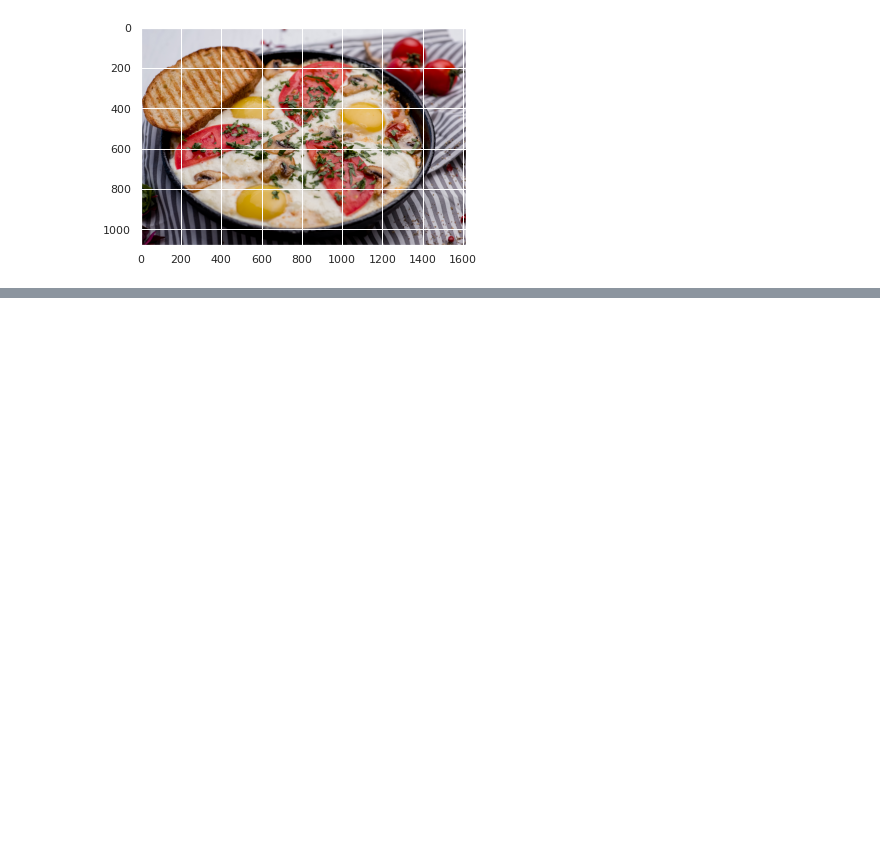
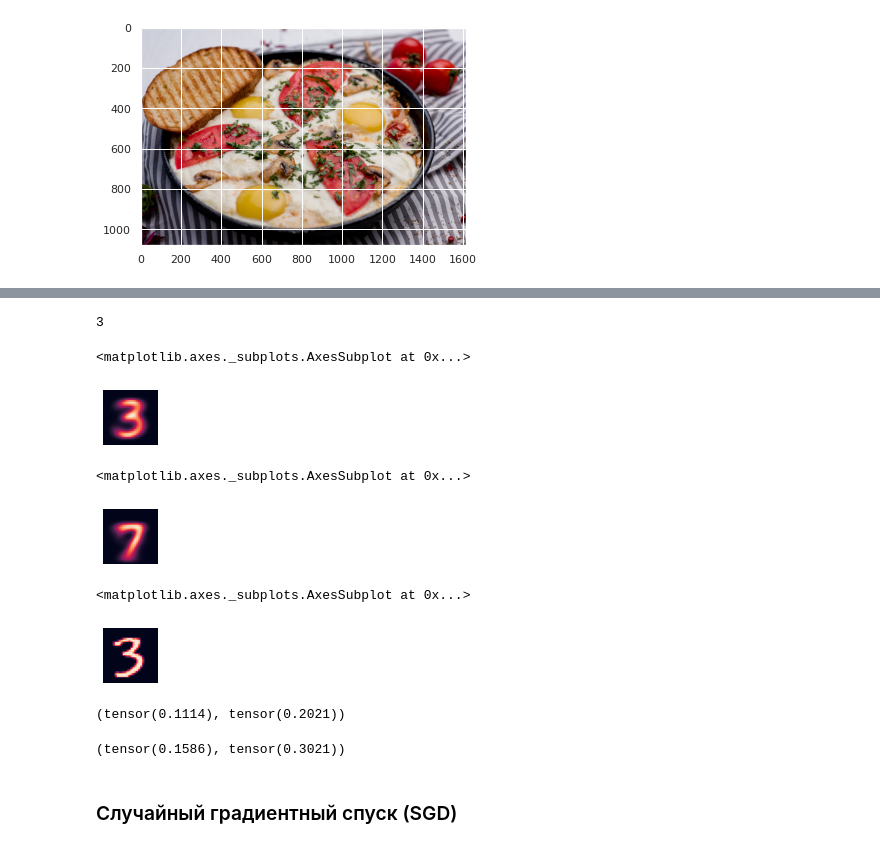
Before and after one commit to Segrey372017/pythorch_fasai_sandbox, a Jupyter notebook: pytorch_fastai_sandbox.ipynb, the cells around one changed output, grey strips where cells are left out. Drawn from its saved outputs; the diff is of its cells as text; code cells hidden in the pictures; blank space fills up the shorter version.

```diff
--- a/pytorch_fastai_sandbox.ipynb
+++ b/pytorch_fastai_sandbox.ipynb
@@ -209,0 +301,4 @@ plt.imshow(img)
+# %%
+# упаковка изображений в трехмерный тензор
+stacked_sevens = torch.stack(seven_tensors).float() / 255
+stacked_threes = torch.stack(thres_tensors).float() / 255
@@ -209,0 +313,41 @@ plt.imshow(img)
+# %%
+# ранг тензора
+stacked_sevens.ndim
+# %% [output]
+3
+# %%
+# идеальная цифра 3 (усредненное значение каждого пикселя из датасета)
+mean3 = stacked_threes.mean(0)
+show_image(mean3)
+# %% [output]
+<matplotlib.axes._subplots.AxesSubplot at 0x...>
+[figure, added]
+# %%
+# "идеальная семерка"
+mean7 = stacked_sevens.mean(0)
+show_image(mean7)
+# %% [output]
+<matplotlib.axes._subplots.AxesSubplot at 0x...>
+[figure, added]
+# %%
+a_3 = stacked_threes[1]
+show_image(a_3)
+# %% [output]
+<matplotlib.axes._subplots.AxesSubplot at 0x...>
+[figure, added]
+# %%
+# оценка меры L1 и L2 (расстояние между идеальной цифрой 3 и одим из вариантов написания)
+dist3_abs = (a_3 - mean3).abs().mean()
+dist3_sqr = ((a_3 - mean3)**2).mean().sqrt()
+dist3_abs, dist3_sqr
+# %% [output]
+(tensor(0.1114), tensor(0.2021))
+# %%
+dist7_abs = (a_3 - mean7).abs().mean()
+dist7_sqr = ((a_3 - mean7)**2).mean().sqrt()
+dist7_abs, dist7_sqr
+# ожидаемо что случайная трока оказалас дальше от идеальной семерки чем от идеальной тройки
+# %% [output]
+(tensor(0.1586), tensor(0.3021))
+# %% [markdown]
+### Случайный градиентный спуск (SGD)
```
Also changed, not shown: parts of 47 cells of this notebook.
